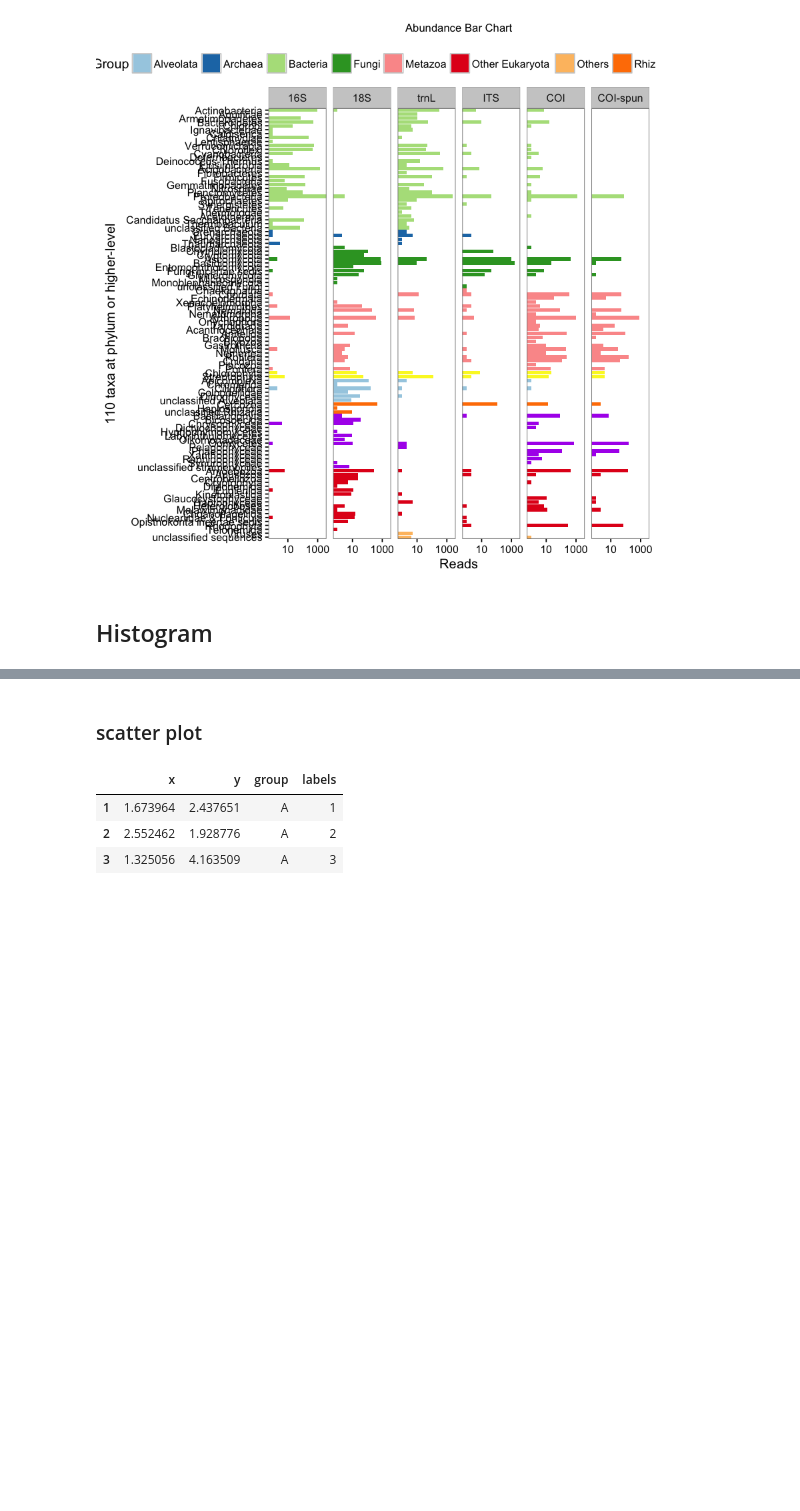
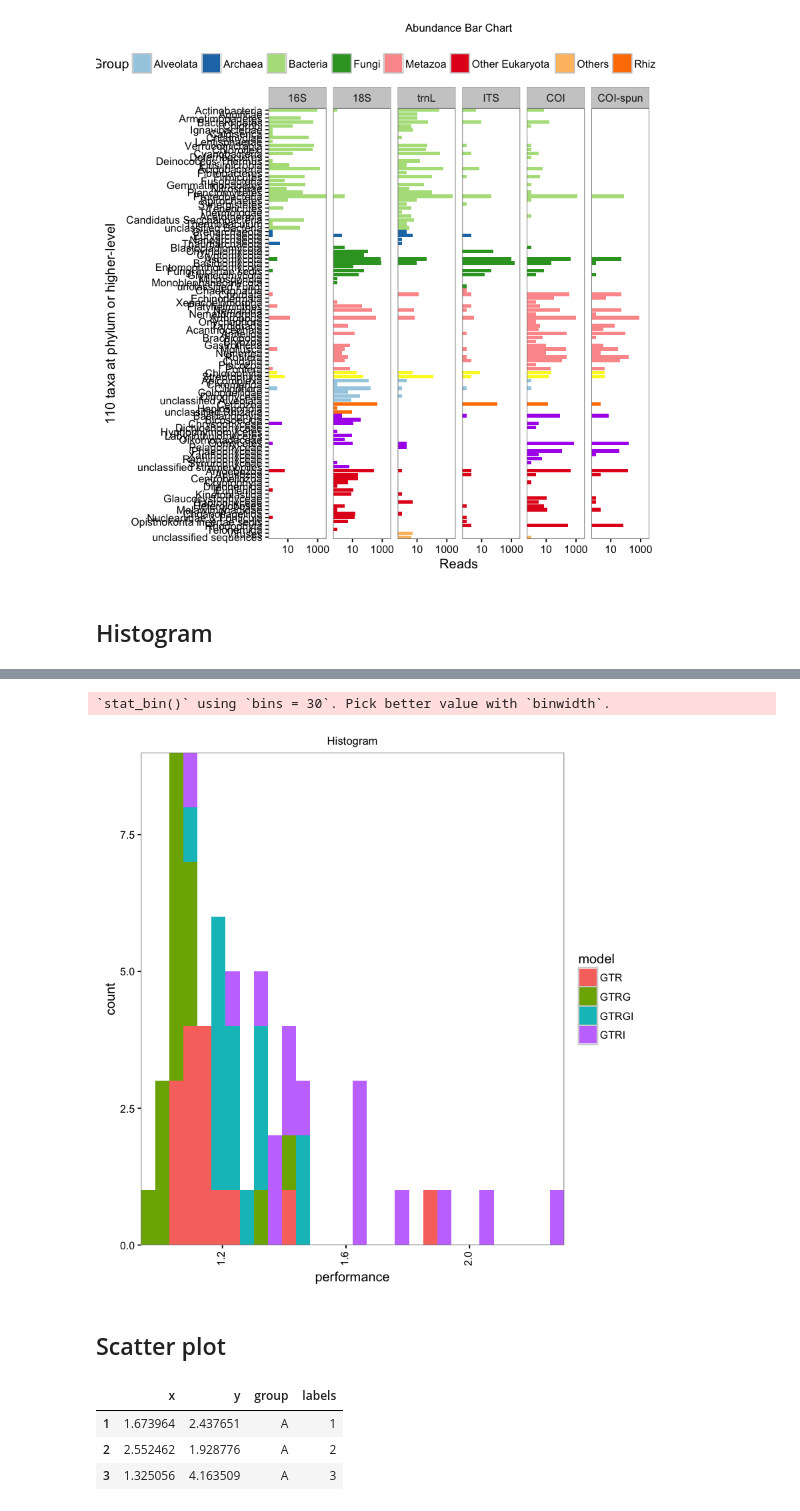
Before and after one commit to walterxie/ComMA, a Jupyter notebook: tutorials/OneCommandLinePlot.ipynb, the cells around one changed output, grey strips where cells are left out. Drawn from its saved outputs; the diff is of its cells as text; code cells hidden in the pictures; blank space fills up the shorter version.

```diff
--- a/tutorials/OneCommandLinePlot.ipynb
+++ b/tutorials/OneCommandLinePlot.ipynb
@@ -85,5 +77,11 @@ ERROR: Error in eval(expr, envir, enclos): object 'mcmc.log' not found
+# %%
+ggHistogram(perf.df.mac, x.id="performance", fill.id="model",
+            x.text.angle=90, verbose=F)
+# %% [output]
+`stat_bin()` using `bins = 30`. Pick better value with `binwidth`.
+[figure, added]
 # %% [markdown]
-### scatter plot
+## Scatter plot
 # %%
 #random coordinates for 2 clusters
 df.clusters <- random2Clusters()
```
Also changed, not shown: parts of 21 cells of this notebook, 1 other file.
